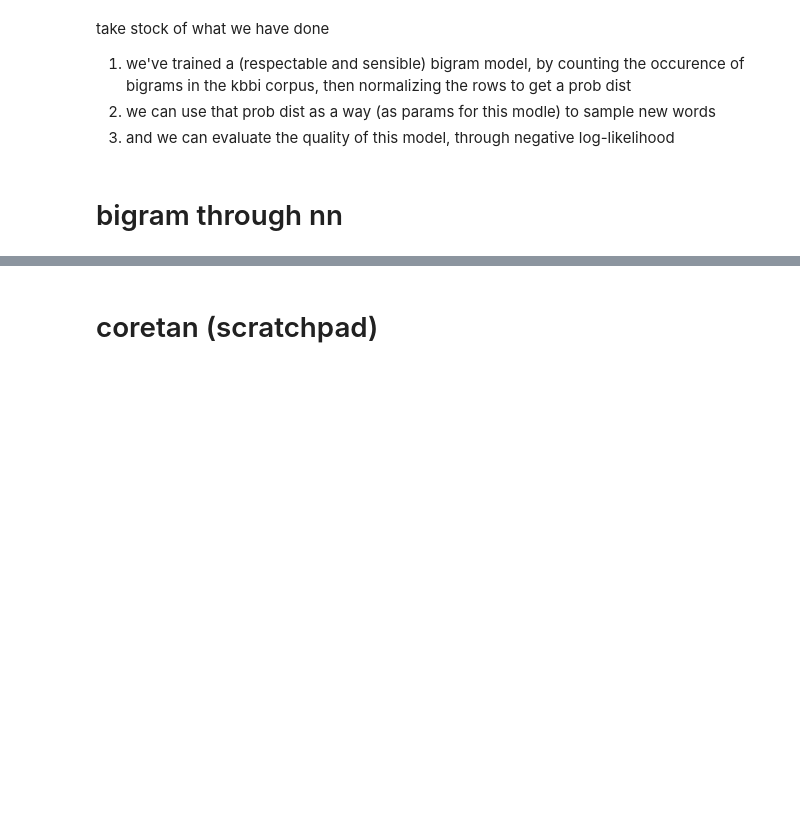
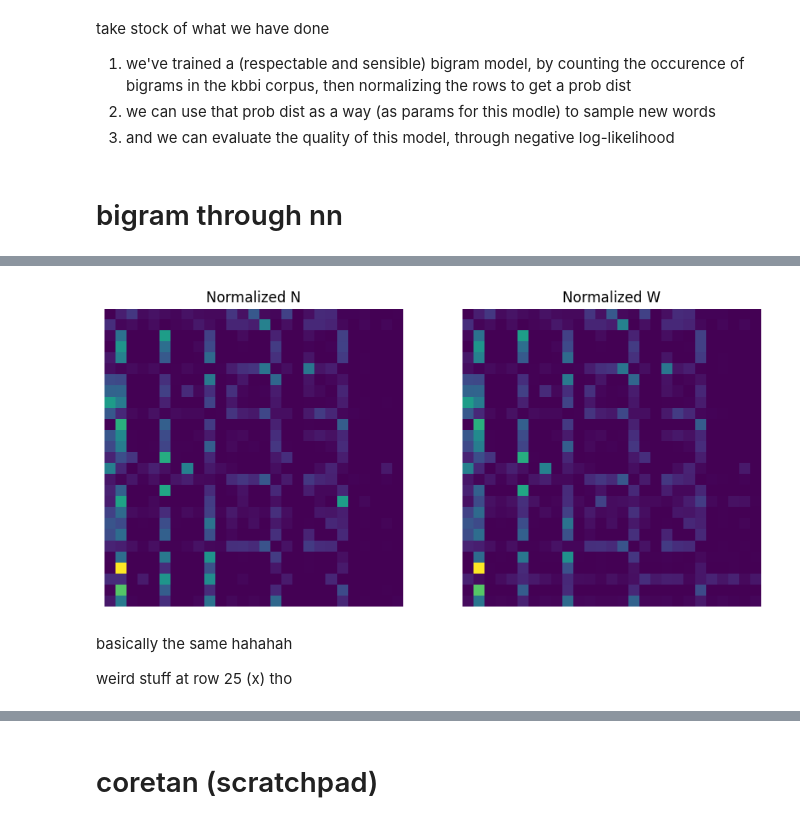
Before and after one commit to fawwazanvilen/makemore, a Jupyter notebook: notes/following_along_makemore_1.ipynb, the cells around one changed output, grey strips where cells are left out. Saved outputs shown, nothing was run; the diff lists cells and outputs as text; code cells hidden in the pictures; blank space fills up the shorter version.

Commit message:
finished the first makemore video

```diff
--- a/notes/following_along_makemore_1.ipynb
+++ b/notes/following_along_makemore_1.ipynb
@@ -37,6 +37,14 @@ words = re.findall(pattern, content)
 words = list(set(words))
 # len(words) # 71392 >= 5 char words
 
+# order it
+words = sorted(words)
+# shuffle it with seed
+random.seed(42)
+random.shuffle(words)
+# reset seed
+random.seed(None)
+
 # if want to filter out non english chars
 # import unicodedata
 # # unicode_words = [unicodedata.normalize('NFKD', word) for word in words]
@@ -378,0 +643,37 @@ so the next step is to try a different approach in building this bigram model;
+# %%
+# trying to see if W looks like the N that we had
+# they really look alike!! omg
+# wow i got this before karpathy mentioned it lfg
+
+# plt.imshow(N/N.sum(1, keepdim=True))
+# plt.imshow(W.detach().exp()/W.detach().exp().sum(1, keepdim=True))
+
+# better code lmao thanks chatgpt
+# Normalize N
+N_normalized = N / N.sum(1, keepdim=True)
+
+# Detach W from the computation graph and apply softmax for normalization
+W_detached = W.detach()
+W_normalized = W_detached.exp() / W_detached.exp().sum(1, keepdim=True)
+
+# Create a figure and a set of subplots
+fig, axes = plt.subplots(nrows=1, ncols=2, figsize=(10, 5))
+
+# Plot the first image on the first axis
+axes[0].imshow(N_normalized.numpy(), cmap='viridis')  # Using a colormap for better visualization
+axes[0].set_title('Normalized N')
+axes[0].axis('off')  # Turn off axis labels and ticks
+
+# Plot the second image on the second axis
+axes[1].imshow(W_normalized.numpy(), cmap='viridis')
+axes[1].set_title('Normalized W')
+axes[1].axis('off')  # Turn off axis labels and ticks
+
+# Show the plot
+plt.show()
+# %% [output]
+[figure, added]
+# %% [markdown]
+basically the same hahahah
+
+weird stuff at row 25 (x) tho
```
Also changed, not shown: parts of 19 cells of this notebook.
